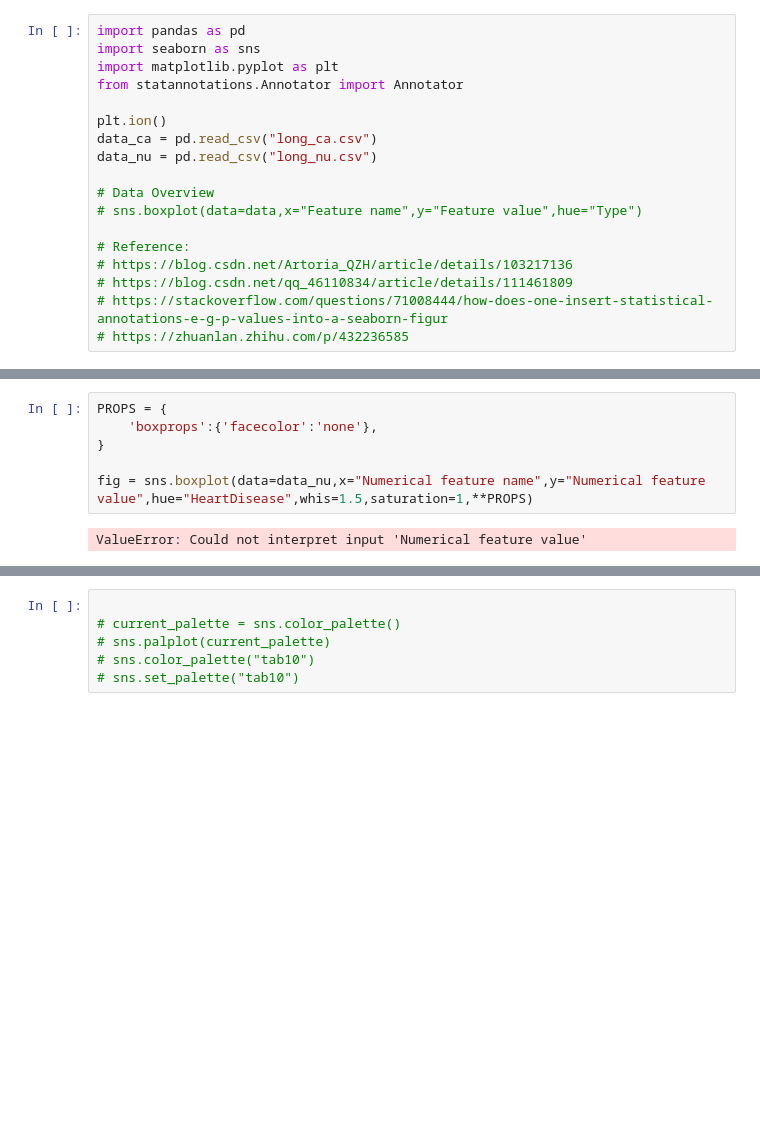
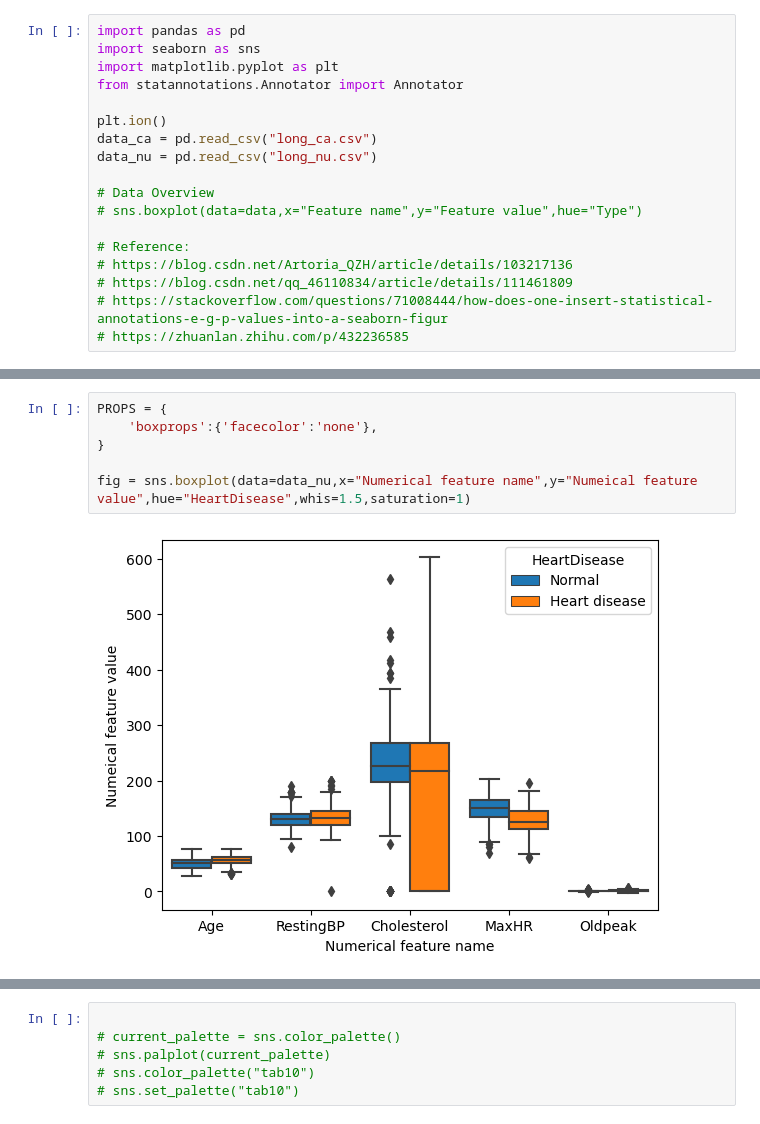
Before and after one commit to AlanYWu/Prediction-of-Heart-Failure-Using-Naive-Bayes-Classifiers, a Jupyter notebook: Graph/Data representation/1_Plot_Final.ipynb, the cells around one changed output, grey strips where cells are left out. Saved outputs shown, nothing was run; the diff lists cells and outputs as text; blank space fills up the shorter version.

```diff
--- a/Graph/Data representation/1_Plot_Final.ipynb
+++ b/Graph/Data representation/1_Plot_Final.ipynb
@@ -28,8 +29,8 @@ data_nu.head()
 # %%
 PROPS = {
     'boxprops':{'facecolor':'none'},
 }
 
-fig = sns.boxplot(data=data_nu,x="Numerical feature name",y="Numerical feature value",hue="HeartDisease",whis=1.5,saturation=1,**PROPS)
+fig = sns.boxplot(data=data_nu,x="Numerical feature name",y="Numeical feature value",hue="HeartDisease",whis=1.5,saturation=1)
 # %% [output]
-ValueError: Could not interpret input 'Numerical feature value'
+[figure, added]
```
Also changed, not shown: parts of 2 cells of this notebook, 7 other files.
